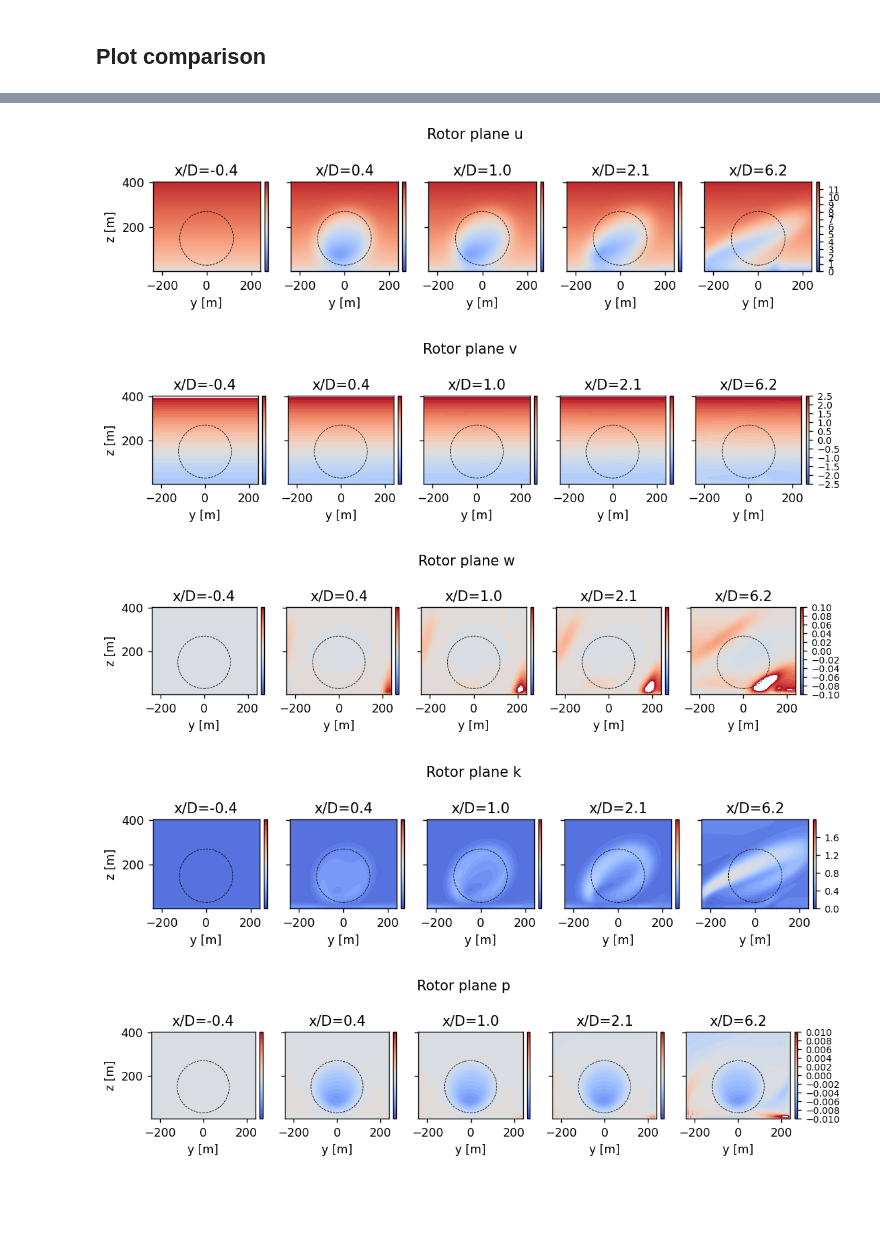
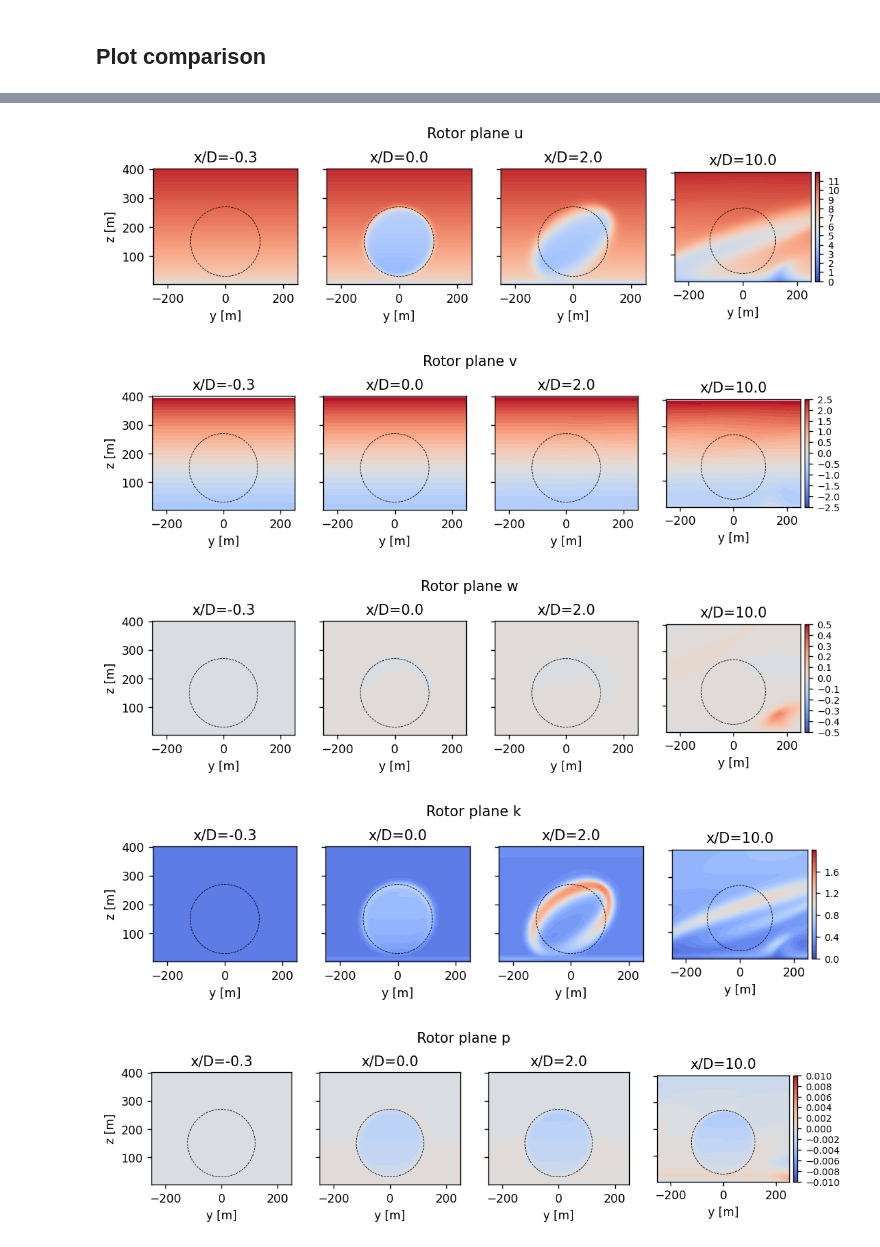
Before and after one commit to sandialabs/SANDwake3D, a Jupyter notebook: ABLCalibration/Offshore_MedWS_LowTI/MedWS_LowTI.ipynb, the cells around one changed output, grey strips where cells are left out. Saved outputs shown, nothing was run; the diff lists cells and outputs as text; code cells hidden in the pictures; blank space fills up the shorter version.

```diff
--- a/ABLCalibration/Offshore_MedWS_LowTI/MedWS_LowTI.ipynb
+++ b/ABLCalibration/Offshore_MedWS_LowTI/MedWS_LowTI.ipynb
@@ -27,13 +27,13 @@ from mpl_toolkits.axes_grid1 import make_axes_locatable
 # %%
 # y-z mesh
 dz   = 10
-zmin = 2.0 #2.00
+zmin = 2 #2.00
 zmax = zmin + 400
 Nz   = int((zmax-zmin)/dz+1)
 zvec = np.linspace(zmin,zmax,Nz)
 
 dy   = 10
-ymax = 240
+ymax = 400
 Ny   = int((2*ymax)/dy+1)
 yvec = np.linspace(-ymax,ymax,Ny)
 #Ny=51
@@ -64,12 +64,12 @@ params = {
     'nu'  : 1.5E-5,
     'Cmu' : 5.48**(-2),
     'C1eps' : 1.76,
-    'C2eps' : 1.92,
-    'C3eps' : 0.0, #0.033,
+    'C2eps' : 1.92, #3.50, #1.92,
+    'C3eps' : -1, #0.033,
     'sigmak' : 1.0,
     'sigmaeps' : 1.3,
     'sigmaT':1.0,
-    'dtau':0.5,
+    'dtau':  0.5,
 
     'ustar' : 0.2125,
     'qw': -0.40, #-0.050,
@@ -86,19 +86,19 @@ params = {
     'ym':ym,
     'zm':zm,
 
-    'turbforcing':{'turbx':100.0,     # Turbine x location
+    'turbforcing':{'turbx':80.0,     # Turbine x location
                    'turby':0.0,     # Turbine y location
                    'zhh':turbhh,      # Turbine hub-height
                    'turbD':rotorD,   # Turbine diameter
                    'Ct':0.80,
-                   'Rdelta':40,
+                   'Rdelta':5, #40,
                    'turbfunc':sdb.tanhADM,
                   }
 }
 
 # This parameter defines V(z) -- deg per meter
 veerpermeter = 0.05 #0.05 #0.02
-Tpermeter    = 0.002 #0.0025
+Tpermeter    = 0.002 #0.002 #0.0025
 # %%
 # Set up ABL profile
 UABL = np.zeros(Nz)
@@ -148,11 +148,11 @@ for iz, z in enumerate(zvec):
     Winit[:, iz] = 0.0
     #Kinit[:, iz]   = SANDwake3D.init_k_ABL(z,ABLparam)
 
-    Kinit[:, iz]   = SANDwake3D.init_k_ABL(z,params)*np.exp(-0.015*z)*0.25 + 0.15 #0.0075 #0.01 #0.02
+    Kinit[:, iz]   = SANDwake3D.init_k_ABL(z,params)*np.exp(-0.0*z)*1.0 + 0.0 #0.02 #0.15 #0.0075 #0.01 #0.02
     #Kinit[:, iz]   = SANDwake3D.init_k_ABL(z,params)*np.exp(-0.015*z)*0.25 + 0.03 #GOOD
 
     #EPSinit[:, iz] = 5.0E-3 #9.75E-4 #5.0E-4 #SANDwake3D.init_e_ABL(z,ABLparam)*0.1  #5.0E-4 is good
-    EPSinit[:, iz] = SANDwake3D.init_e_ABL(z,params)*0.8
+    EPSinit[:, iz] = SANDwake3D.init_e_ABL(z,params)
     Tinit[:, iz] = tempT[iz]
 
 phiinit = {}
@@ -178,6 +178,7 @@ axs[0].set_ylim([0, zmax])
 # %%
-xvecplot=[0, 200, 350, 600, 1600] #600, 1000]
-dx  = 50
+xvecplot=[0, 80, 560, 2480]
+#xvecplot=[0, 200]
+dx  = 80
 
 xvec = np.arange(xvecplot[0], xvecplot[-1]+1.0E-6, dx)
 #xvec=[0, 200, 400, 600]
@@ -185,10 +186,10 @@ xvec = np.arange(xvecplot[0], xvecplot[-1]+1.0E-6, dx)
 #xvec = xvecplot
 start_time = time.time()
 phi = SANDwake3D.marchSystem(phiinit, xvec, dy, dz, params,
-                             SANDwake3D.getTypicalWMBC(Uinit[0,-1], tempT[-1], veerBC=Vprof),
+                             SANDwake3D.getTypicalWMBC(Uinit[0,-1], tempT[-1], veerBC=Vprof, dTdz=Tpermeter, uBC_y=Uprof),
                              SANDwake3D.kepsT_eqns,
                              advanceSys=SANDwake3D.advanceSystemKEPS,
-                             verbose=True, maxiter=100, tol=1.0E-4)
+                             verbose=2, maxiter=100, tol=1.0E-4)
 end_time = time.time()
 execution_time = end_time - start_time
 print(f"Execution time: {execution_time:.4f} seconds")
@@ -308,43 +310,45 @@ savefigs = False
 cbarticks=np.arange(0,11,1)
 plotvars=['u','v', 'w', 'k', 'p']
 maxV=2.5
-maxL=0.1
+maxL=0.5
 maxP=0.01
 vlevels={'u':{'levels':np.linspace(0,12,121), 'cbarticks':np.arange(0,12,1)},
          'v':{'levels':np.linspace(-maxV,maxV,41), 'cbarticks':np.arange(-maxV, maxV+1E-5,maxV/5)},
          'w':{'levels':np.linspace(-maxL,maxL,41), 'cbarticks':np.arange(-maxL, maxL+1E-5,maxL/5)},
          'k':{'levels':np.linspace(0,2,41), 'cbarticks':np.arange(0, 2,2.0/5)},
          'p':{'levels':np.linspace(-maxP,maxP,41), 'cbarticks':np.arange(-maxP, maxP+1E-5,maxP/5)},
         }
 
 for plotv in plotvars:
-    fig, axs = plt.subplots(1, len(xvecplot), figsize=(10,3.25), dpi=125, sharey=True)
+    fig, axs = plt.subplots(1, len(xvecplot), figsize=(len(xvecplot)*2.5,3.25), dpi=125, sharey=True)
     for ix, x in enumerate(xvecplot):
         ixRANS = find_nearest(xvec, x)
         c=axs[ix].contourf(ym, zm, phi[plotv][ixRANS,:,:], levels=vlevels[plotv]['levels'], cmap='coolwarm')
         axs[ix].set_aspect('equal')
         axs[ix].set_title('x/D=%.1f'%((x-params['turbforcing']['turbx'])/rotorD))
         axs[ix].set_xlabel('y [m]')
         rotorcirc = plt.Circle((0.0, turbhh), turbR, color='k', linestyle='--', lw=0.5, fill=False)
         axs[ix].add_patch(rotorcirc)
 
         divider = make_axes_locatable(axs[ix])
-        cax = divider.append_axes("right", size="3%", pad=0.05)
         if ix < len(xvecplot)-1:
-            cbar=fig.colorbar(c, ax=axs[ix], cax=cax, ticks = matplotlib.ticker.FixedLocator([]))
+            #cbar=fig.colorbar(c, ax=axs[ix], cax=cax, ticks = matplotlib.ticker.FixedLocator([]))
+            pass
         else:
+            cax = divider.append_axes("right", size="3%", pad=0.05)
             cbar=fig.colorbar(c, ax=axs[ix], cax=cax, ticks = matplotlib.ticker.FixedLocator(vlevels[plotv]['cbarticks']))
             cbar.ax.tick_params(labelsize=8)
+        axs[ix].set_xlim([-250, 250])
 
     axs[0].set_ylabel('z [m]')
     plt.suptitle('Rotor plane '+plotv,y=0.85)
 
 if savefigs:
     plt.tight_layout()
     plt.savefig('TestABL_KEPST.png')
 # %% [output]
-[figure, old version]
+[figure, new version]
-[figure, old version]
+[figure, new version]
-[figure, old version]
+[figure, new version]
-[figure, old version]
+[figure, new version]
-[figure, old version]
+[figure, new version]
```
Also changed, not shown: parts of 5 cells of this notebook, 4 other files.
